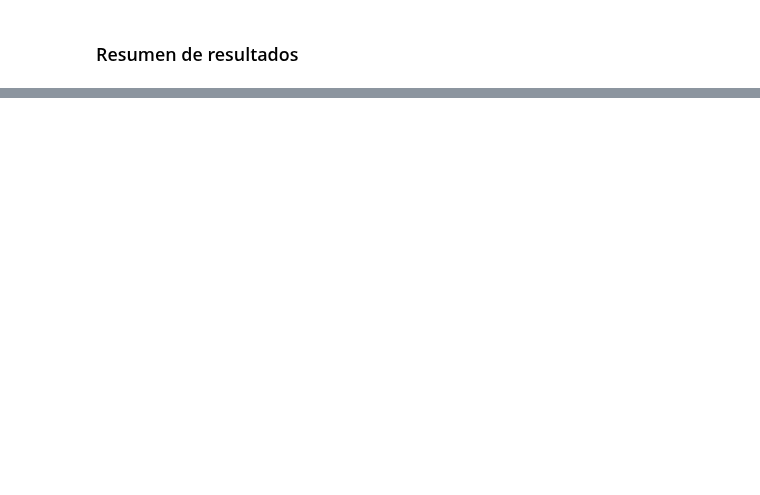
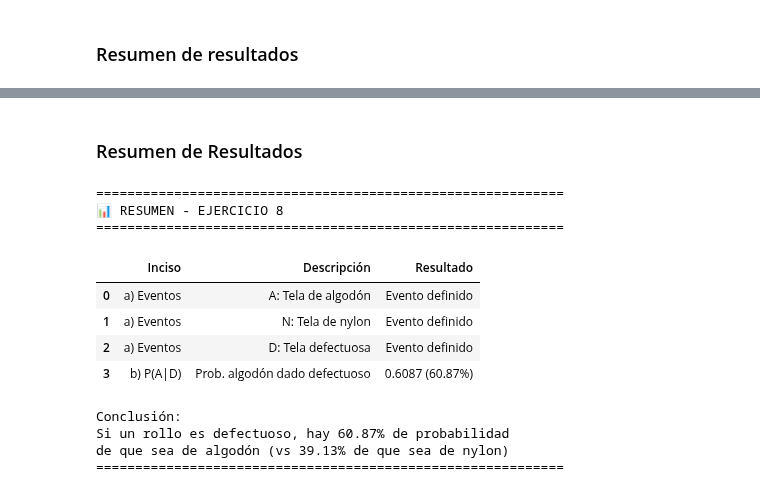
Before and after one commit to alexballera/estadisticas-tgad-fce, a Jupyter notebook: practicas/parciales/primero/ejercicios_adicionales.ipynb, the cells around one changed output, grey strips where cells are left out. Saved outputs shown, nothing was run; the diff lists cells and outputs as text; code cells hidden in the pictures; blank space fills up the shorter version.

```diff
--- a/practicas/parciales/primero/ejercicios_adicionales.ipynb
+++ b/practicas/parciales/primero/ejercicios_adicionales.ipynb
@@ -1419,0 +2021,20 @@ al 75.80% de los casos).
+# %%
+print("\n📐 Verificación complementaria:")
+print("="*60)
+
+# Calcular P(N|D) - Probabilidad de nylon dado defectuoso
+p_n_dado_d = (p_d_dado_n * p_n) / p_d
+
+print("P(N|D) = P(D|N)·P(N) / P(D)")
+print(f"P(N|D) = ({p_d_dado_n}·{p_n}) / {p_d:.4f}")
+print(f"P(N|D) = {p_d_y_n:.4f} / {p_d:.4f}")
+print(f"P(N|D) = {p_n_dado_d:.4f} ≈ {p_n_dado_d*100:.2f}%")
+print()
+
+# Verificar que suman 1
+suma_probabilidades = p_a_dado_d + p_n_dado_d
+
+print("Verificación:")
+print(f"P(A|D) + P(N|D) = {p_a_dado_d:.4f} + {p_n_dado_d:.4f}")
+print(f"                 = {suma_probabilidades:.4f}")
+print("="*60)
@@ -1419,0 +2053,43 @@ al 75.80% de los casos).
+# %% [markdown]
+### Resumen de Resultados
+# %%
+print("\n" + "="*60)
+print("📊 RESUMEN - EJERCICIO 8")
+print("="*60)
+
+resultados_ej8 = pd.DataFrame({
+    'Inciso': ['a) Eventos', 'a) Eventos', 'a) Eventos',
+               'b) P(A|D)'],
+    'Descripción': [
+        'A: Tela de algodón',
+        'N: Tela de nylon',
+        'D: Tela defectuosa',
+        'Prob. algodón dado defectuoso'
+    ],
+    'Resultado': [
+        'Evento definido',
+        'Evento definido',
+        'Evento definido',
+        f'{p_a_dado_d:.4f} ({p_a_dado_d*100:.2f}%)'
+    ]
+})
+
+display(resultados_ej8)
+print()
+print("Conclusión:")
+print(f"Si un rollo es defectuoso, hay {p_a_dado_d*100:.2f}% de probabilidad")
+print("de que sea de algodón (vs {:.2f}% de que sea de nylon)".format(p_n_dado_d*100))
+print("="*60)
+# %% [output]
+============================================================
+📊 RESUMEN - EJERCICIO 8
+============================================================
+|  | Inciso | Descripción | Resultado |
+| 0 | a) Eventos | A: Tela de algodón | Evento definido |
+| 1 | a) Eventos | N: Tela de nylon | Evento definido |
+| 2 | a) Eventos | D: Tela defectuosa | Evento definido |
+| 3 | b) P(A|D) | Prob. algodón dado defectuoso | 0.6087 (60.87%) |
+Conclusión:
+Si un rollo es defectuoso, hay 60.87% de probabilidad
+de que sea de algodón (vs 39.13% de que sea de nylon)
+============================================================
```
Also changed, not shown: parts of 23 cells of this notebook.
